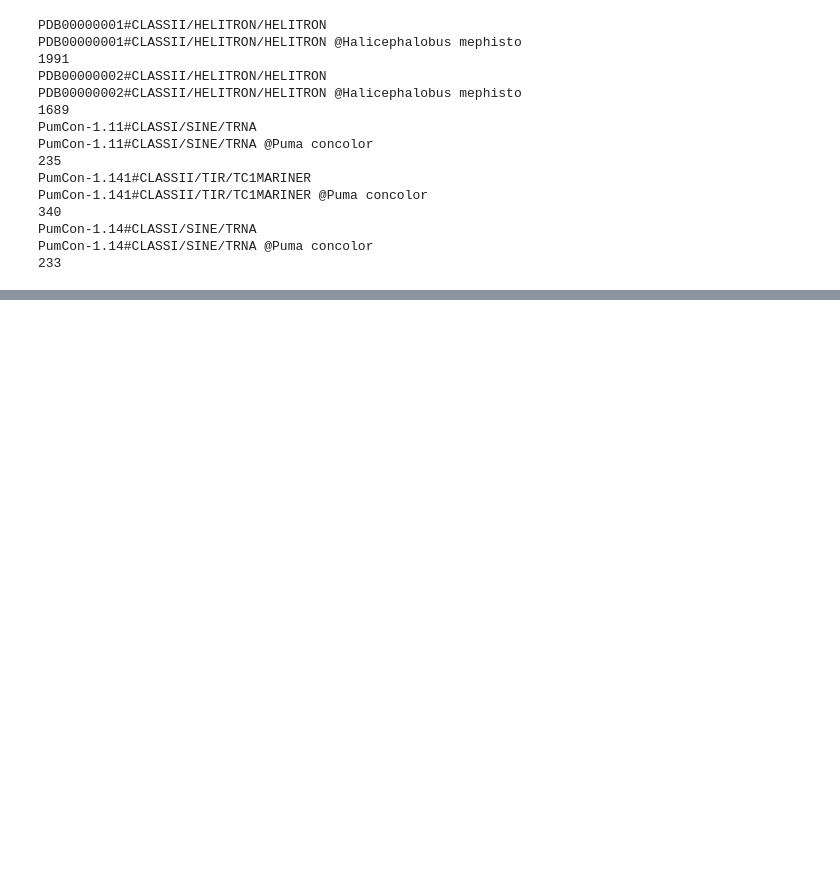
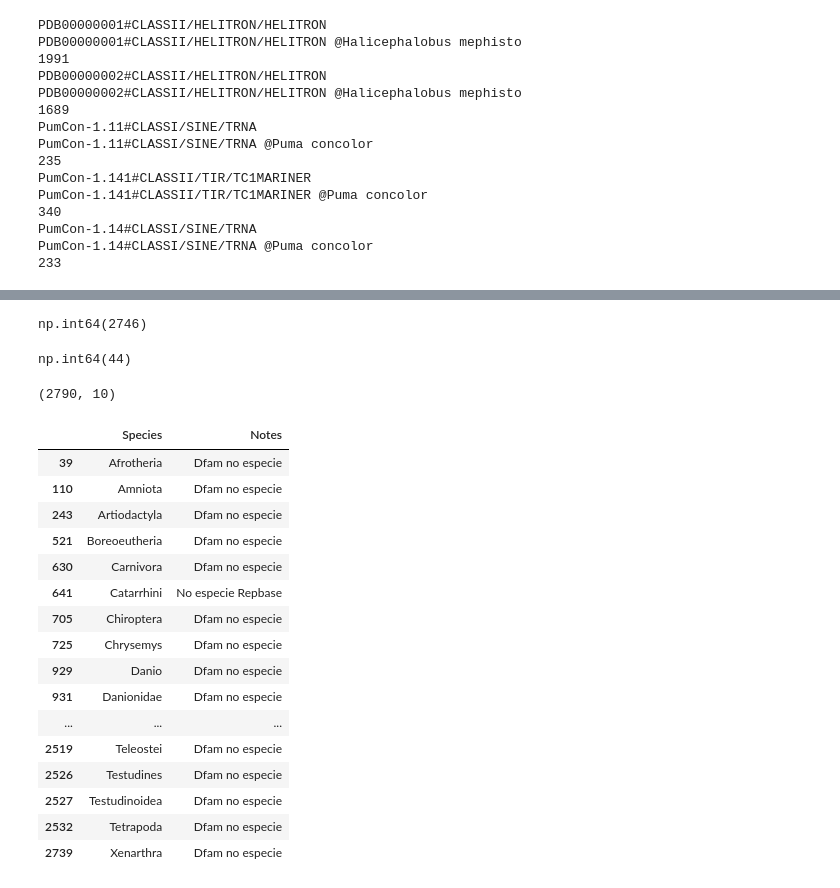
Before and after one commit to VilladaV/panteon-mongodb-bd2, a Jupyter notebook: notebooks/01_exploracion_limpieza_normalizacion_cruce.ipynb, the cells around one changed output, grey strips where cells are left out. Saved outputs shown, nothing was run; the diff lists cells and outputs as text; code cells hidden in the pictures; blank space fills up the shorter version.

```diff
--- a/notebooks/01_exploracion_limpieza_normalizacion_cruce.ipynb
+++ b/notebooks/01_exploracion_limpieza_normalizacion_cruce.ipynb
@@ -365,0 +648,44 @@ for i, registro in enumerate(SeqIO.parse("../data_raw/PanTEon_Database_v1.6.1.fa
+# %%
+# Objetivo: marcar (sin borrar) qué filas del CSV son especies reales.
+# True = especie real; False = grupo taxonómico que no es especie (Metazoa, Tetrapoda...).
+# Se conservan todas porque el FASTA tiene secuencias de estos grupos.
+
+# isin([...]) da True donde Notes coincide con alguno de los dos textos "no especie".
+# ~ invierte el resultado: así las 44 filas quedan en False y el resto en True.
+df_csv_9col["es_especie"] = ~df_csv_9col["Notes"].isin([ "Dfam no especie" , "No especie Repbase" ])
+# %%
+# Cuenta los True: debe dar 2746 (2790 - 44).
+df_csv_9col["es_especie"].sum()
+# %% [output]
+np.int64(2746)
+# %%
+# Cuenta los False: debe dar 44 (34 + 10).
+(~df_csv_9col["es_especie"]).sum()
+# %% [output]
+np.int64(44)
+# %%
+# Confirma que no se perdieron filas; ahora son 10 columnas (las 9 + la marca).
+df_csv_9col.shape
+# %% [output]
+(2790, 10)
+# %%
+# Muestra algunas filas marcadas False para comprobar que son grupos y no especies.
+df_csv_9col[~df_csv_9col["es_especie"]][["Species", "Notes"]]
+# %% [output]
+|  | Species | Notes |
+| 39 | Afrotheria | Dfam no especie |
+| 110 | Amniota | Dfam no especie |
+| 243 | Artiodactyla | Dfam no especie |
+| 521 | Boreoeutheria | Dfam no especie |
+| 630 | Carnivora | Dfam no especie |
+| 641 | Catarrhini | No especie Repbase |
+| 705 | Chiroptera | Dfam no especie |
+| 725 | Chrysemys | Dfam no especie |
+| 929 | Danio | Dfam no especie |
+| 931 | Danionidae | Dfam no especie |
+| ... | ... | ... |
+| 2519 | Teleostei | Dfam no especie |
+| 2526 | Testudines | Dfam no especie |
+| 2527 | Testudinoidea | Dfam no especie |
+| 2532 | Tetrapoda | Dfam no especie |
+| 2739 | Xenarthra | Dfam no especie |
```
Also changed, not shown: parts of 35 cells of this notebook.
